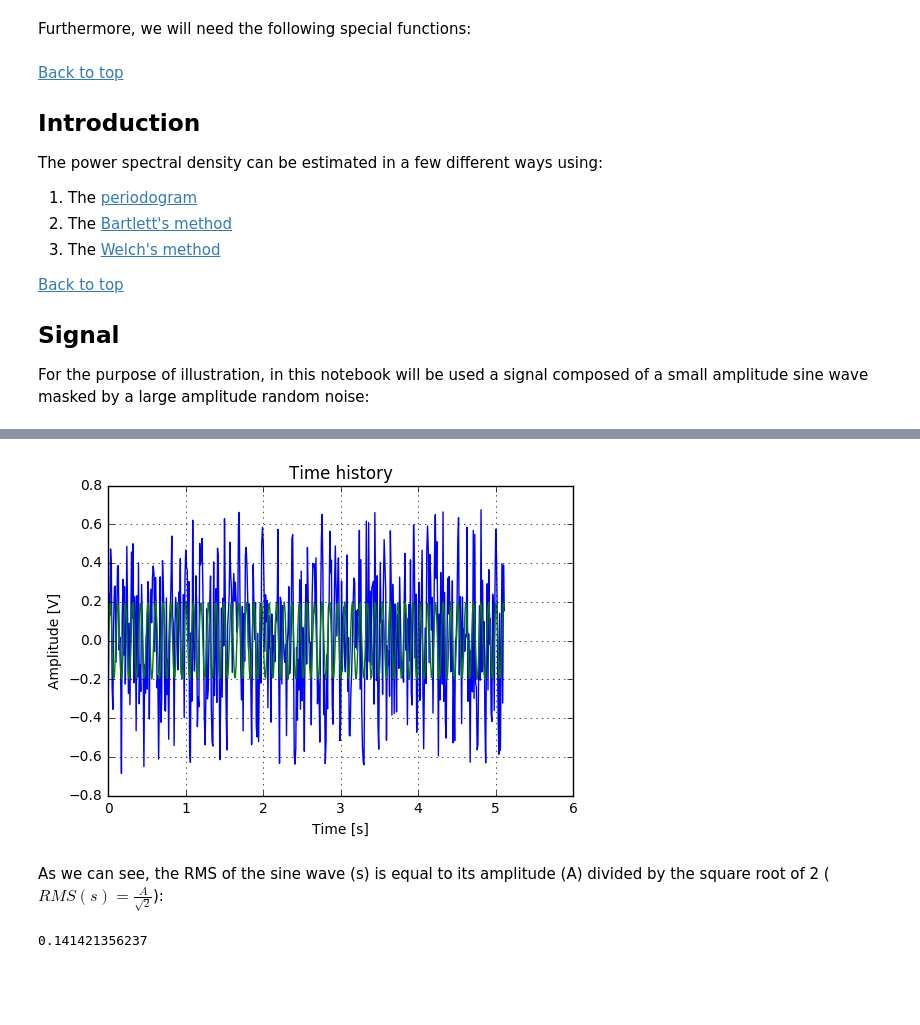
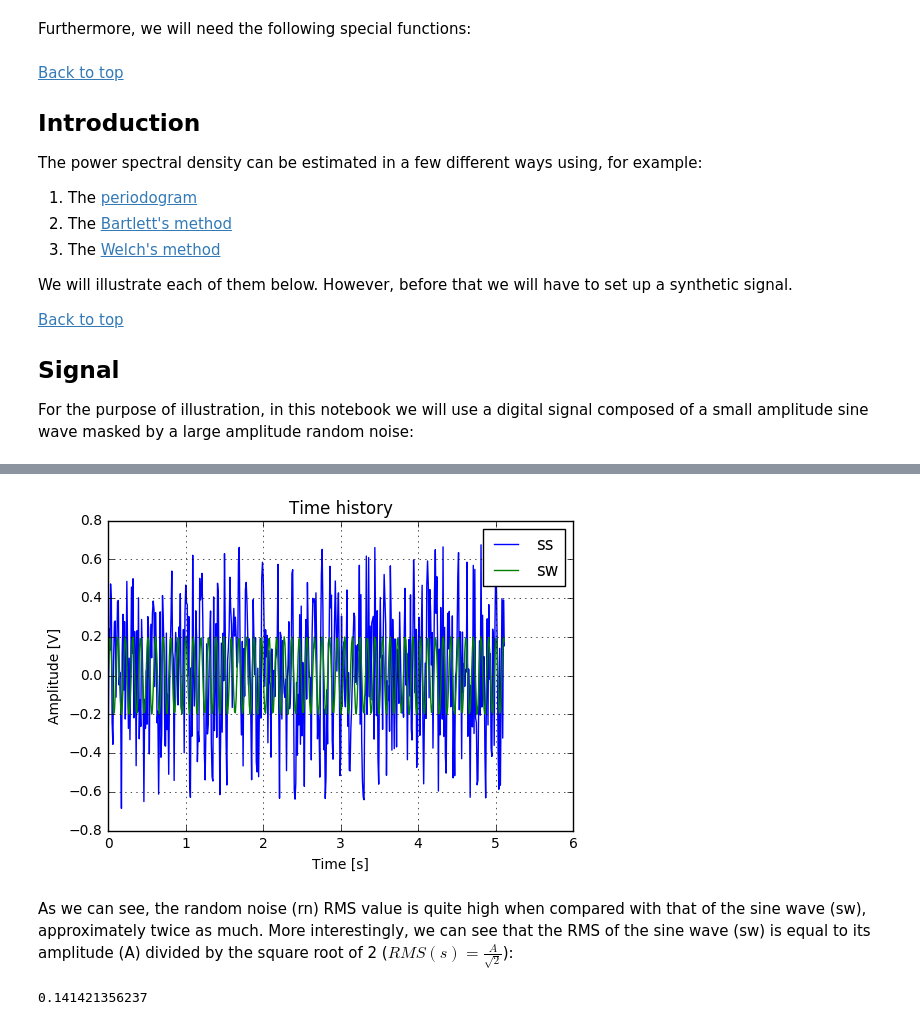
Before and after one commit to pxcandeias/py-notebooks, a Jupyter notebook: FFT_psd.ipynb, the cells around one changed output, grey strips where cells are left out. Drawn from its saved outputs; the diff is of its cells as text; code cells hidden in the pictures; blank space fills up the shorter version.

```diff
--- a/FFT_psd.ipynb
+++ b/FFT_psd.ipynb
@@ -52,40 +52,45 @@ from matplotlib.mlab import rms_flat, psd, detrend_none, window_hanning
 
 ## Introduction
 
-The power spectral density can be estimated in a few different ways using:
+The power spectral density can be estimated in a few different ways using, for example:
 
 1. The [periodogram](https://en.wikipedia.org/wiki/Periodogram)
 2. The [Bartlett's method](https://en.wikipedia.org/wiki/Bartlett%27s_method)
 3. The [Welch's method](https://en.wikipedia.org/wiki/Welch%27s_method)
 
+We will illustrate each of them below. However, before that we will have to set up a synthetic signal.
+
 [Back to top](#top)
 
 ## Signal
 
-For the purpose of illustration, in this notebook will be used a signal composed of a small amplitude sine wave masked by a large amplitude random noise:
+For the purpose of illustration, in this notebook we will use a digital signal composed of a small amplitude sine wave masked by a large amplitude random noise:
 # %%
-np.random.seed(1234)
-f = 10.24
-w = 2*np.pi*f
-Fs = 100
-dt = 1./Fs
-Ns = 512
-A = 0.2
-t = np.arange(Ns)*dt
-n = np.random.random(Ns)-0.5
-s = A*np.sin(w*t)
-x = s+n
+Ns = 512 # number of samples
+np.random.seed(1234) # random seed (for reproducibility)
+rn = np.random.random(Ns)-0.5 # digital random noise
 
-v = [(np.max(v), np.min(v), np.mean(v), rms_flat(v)) for v in (n, s, x)]
-df = pd.DataFrame(data=v, index=('Noise', 'Sine wave', 'Signal'), columns=('Max', 'Min', 'Mean', 'RMS'))
+Fs = 100 # sampling frequency
+dt = 1./Fs # time discretisation
+tt = np.arange(Ns)*dt # time sampling
+
+A = 0.2 # sine wave amplitude
+f = 10.24 # sine wave frequency
+sw = A*np.sin(2*np.pi*f*tt) # digital sine wave
+
+ss = sw+rn # masked signal
+
+v = [(np.max(v), np.min(v), np.mean(v), rms_flat(v)) for v in (rn, sw, ss)]
+df = pd.DataFrame(data=v, index=('Random noise', 'Sine wave', 'Masked signal'), columns=('Max', 'Min', 'Mean', 'RMS'))
 print(df)
 
 fig, ax = plt.subplots()
 ax.hold(True)
-ax.plot(t, x)
-ax.plot(t, s)
+ax.plot(tt, ss, label='ss')
+ax.plot(tt, sw, label='sw')
 ax.set_title('Time history')
 ax.set_xlabel('Time [s]')
 ax.set_ylabel('Amplitude [V]')
+ax.legend()
 ax.grid(True)
 # %% [output]
@@ -96,6 +101,6 @@ Signal     0.674405 -0.685897  0.020841  0.324991
-[figure, old version]
+[figure, new version]
 # %% [markdown]
-As we can see, the RMS of the sine wave (s) is equal to its amplitude (A) divided by the square root of 2 ($RMS(s) = \frac{A}{\sqrt 2}$):
+As we can see, the random noise (rn) RMS value is quite high when compared with that of the sine wave (sw), approximately twice as much. More interestingly, we can see that the RMS of the sine wave (sw) is equal to its amplitude (A) divided by the square root of 2 ($RMS(s) = \frac{A}{\sqrt 2}$):
 # %%
 print(A/np.sqrt(2))
 # %% [output]
```
Also changed, not shown: parts of 13 cells of this notebook.
